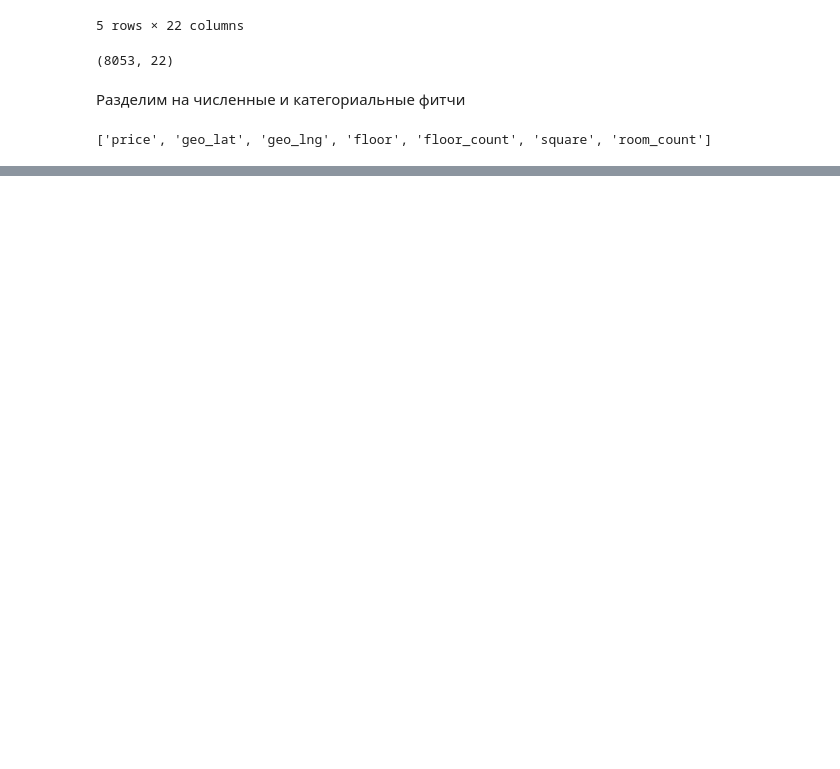
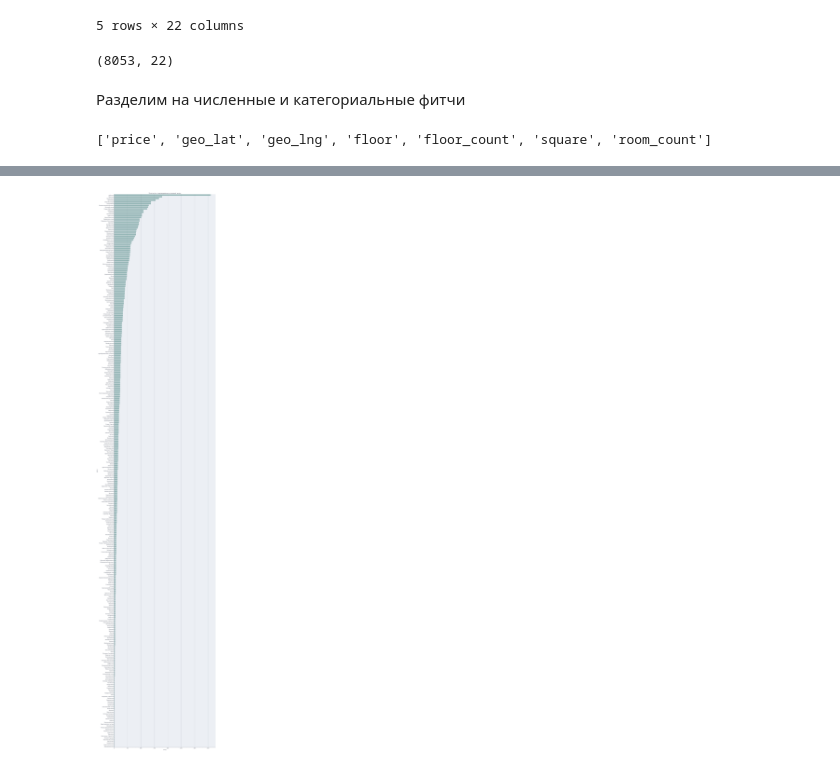
Before and after one commit to sanonesan/cian_houses_2024, a Jupyter notebook: notebooks/EDA.ipynb, the cells around one changed output, grey strips where cells are left out. Saved outputs shown, nothing was run; the diff lists cells and outputs as text; code cells hidden in the pictures; blank space fills up the shorter version.

```diff
--- a/notebooks/EDA.ipynb
+++ b/notebooks/EDA.ipynb
@@ -63,0 +208,17 @@ numerical_features
+# %%
+fig, ax = plt.subplots(
+    figsize=(20, 110),
+)
+
+sns.barplot(
+    data=df_cian["metro"].value_counts().reset_index(),
+    x="count",
+    y="metro",
+    ax=ax,
+)
+
+ax.set_title("Количество квартир рядом со станцией метро")
+
+plt.show()
+# %% [output]
+[figure, added]
```
Also changed, not shown: parts of 10 cells of this notebook, 2 other files.
